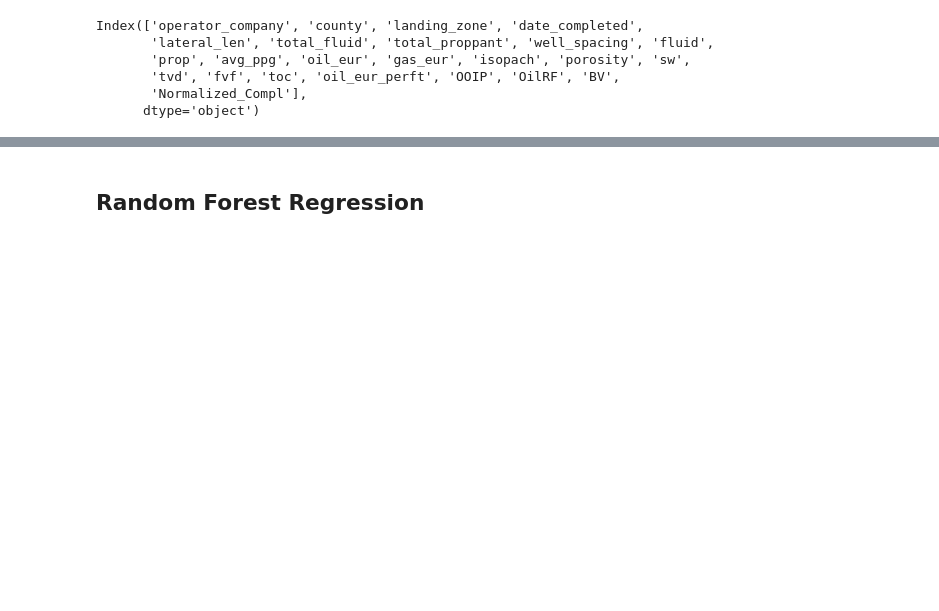
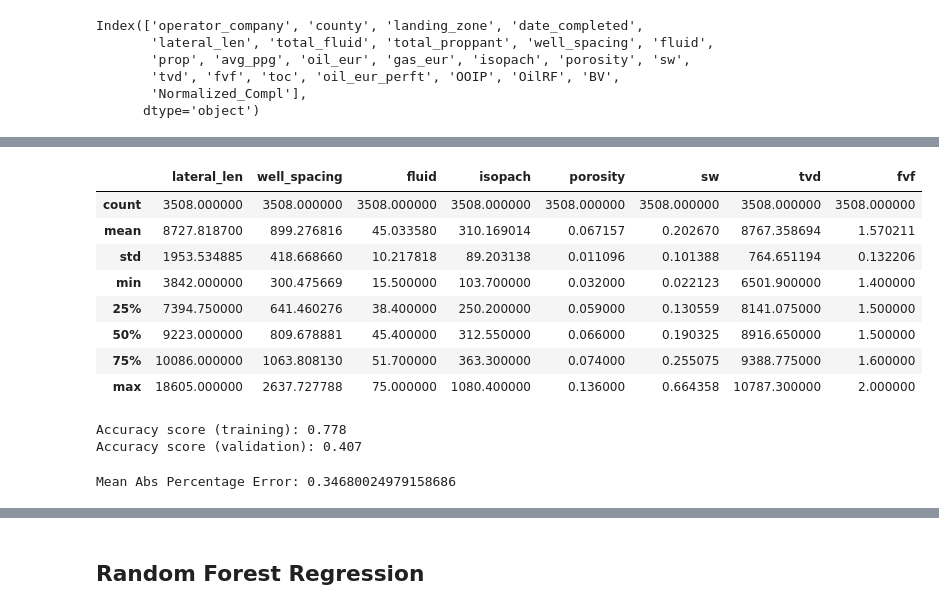
Before and after one commit to Auelocks/Friday_Night_Lights, a Jupyter notebook: GradientBoostRegressor_model.ipynb, the cells around one changed output, grey strips where cells are left out. Cells and saved outputs as stored; diff of their text form; code cells hidden in the pictures; blank space fills up the shorter version.

```diff
--- a/GradientBoostRegressor_model.ipynb
+++ b/GradientBoostRegressor_model.ipynb
@@ -411,0 +506,15 @@ sample3=set(temp)-set(sample1)-set(sample2)
+# %%
+# sample1 concat w sample2, test set is sample3
+# train on sample 1 and 2, calc predicted values w sample3
+cross_val1 = pd.concat([sample1_df,sample2_df])
+cross_val1[['lateral_len', 'well_spacing', 'fluid', "isopach", "porosity","sw","tvd","fvf"]].describe()
+# %% [output]
+|  | lateral_len | well_spacing | fluid | isopach | porosity | sw | tvd | fvf |
+| count | 3508.000000 | 3508.000000 | 3508.000000 | 3508.000000 | 3508.000000 | 3508.000000 | 3508.000000 | 3508.000000 |
+| mean | 8727.818700 | 899.276816 | 45.033580 | 310.169014 | 0.067157 | 0.202670 | 8767.358694 | 1.570211 |
+| std | 1953.534885 | 418.668660 | 10.217818 | 89.203138 | 0.011096 | 0.101388 | 764.651194 | 0.132206 |
+| min | 3842.000000 | 300.475669 | 15.500000 | 103.700000 | 0.032000 | 0.022123 | 6501.900000 | 1.400000 |
+| 25% | 7394.750000 | 641.460276 | 38.400000 | 250.200000 | 0.059000 | 0.130559 | 8141.075000 | 1.500000 |
+| 50% | 9223.000000 | 809.678881 | 45.400000 | 312.550000 | 0.066000 | 0.190325 | 8916.650000 | 1.500000 |
+| 75% | 10086.000000 | 1063.808130 | 51.700000 | 363.300000 | 0.074000 | 0.255075 | 9388.775000 | 1.600000 |
+| max | 18605.000000 | 2637.727788 | 75.000000 | 1080.400000 | 0.136000 | 0.664358 | 10787.300000 | 2.000000 |
@@ -412 +538,22 @@ sample3=set(temp)-set(sample1)-set(sample2)
+# %%
+# Train the model, determine accuracy score
+reg = ensemble.GradientBoostingRegressor(n_estimators=800,
+                                             learning_rate=0.1,
+                                             loss='ls',
+                                             min_samples_leaf=1,
+                                             random_state=42)
+reg.fit(X_train_scaled, y1_train)
+print("Accuracy score (training): {0:.3f}".format(
+reg.score(X_train_scaled, y1_train)))
+print("Accuracy score (validation): {0:.3f}".format(
+reg.score(X_test_scaled, y1_test)))
+# %% [output]
+Accuracy score (training): 0.778
+Accuracy score (validation): 0.407
+# %%
+# Make Predictions
+y1_pred = reg.predict(X_test_scaled)
+print('Mean Abs Percentage Error:',metrics.mean_absolute_percentage_error(y1_test,y1_pred))
+# %% [output]
+Mean Abs Percentage Error: 0.34680024979158686
 # %%
```
Also changed, not shown: parts of 30 cells of this notebook.
